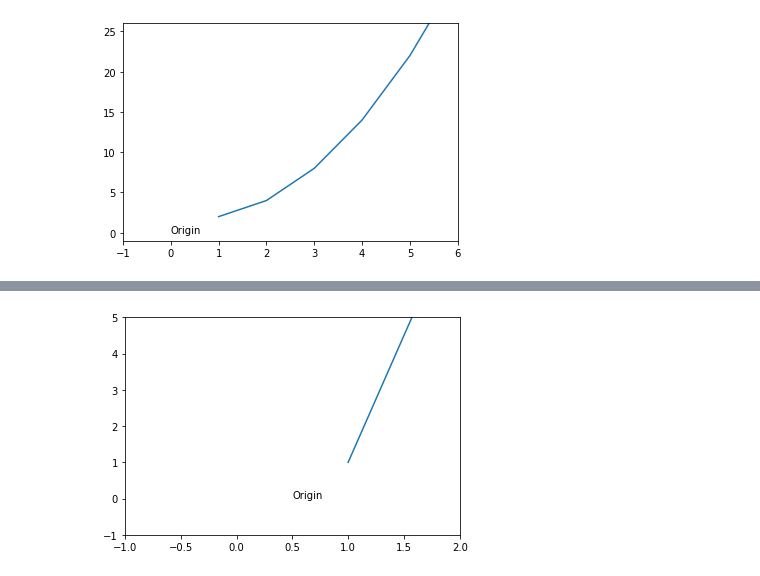
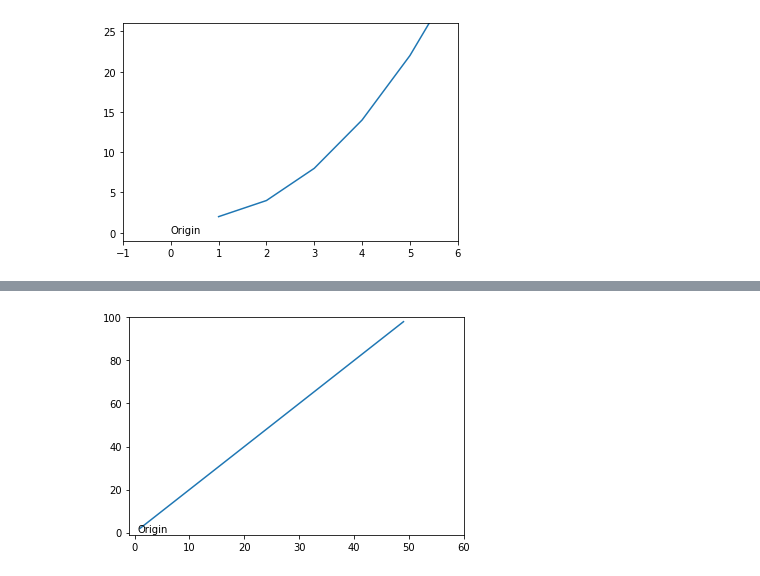
Before and after one commit to matt-c-knight/numpy-pandas-visualization-exercises, a Jupyter notebook: matplotlib_exercises.ipynb, the cells around one changed output, grey strips where cells are left out. Saved outputs shown, nothing was run; the diff lists cells and outputs as text; code cells hidden in the pictures.

```diff
--- a/matplotlib_exercises.ipynb
+++ b/matplotlib_exercises.ipynb
@@ -43,10 +53,10 @@ plt.show()
 # %%
 x = range(1,50)
-y = [math.pow(n,3) for n in x]
+y = [2*n for n in x]
 plt.plot(x,y)
-plt.ylim(-1, 5)
-plt.xlim(-1, 2)
+plt.ylim(-1, 100)
+plt.xlim(-1, 60)
 plt.annotate('Origin', xy=(0.5,0))
 plt.show()
 # %% [output]
-[figure, old version]
+[figure, new version]
```
Also changed, not shown: parts of 5 cells of this notebook.
